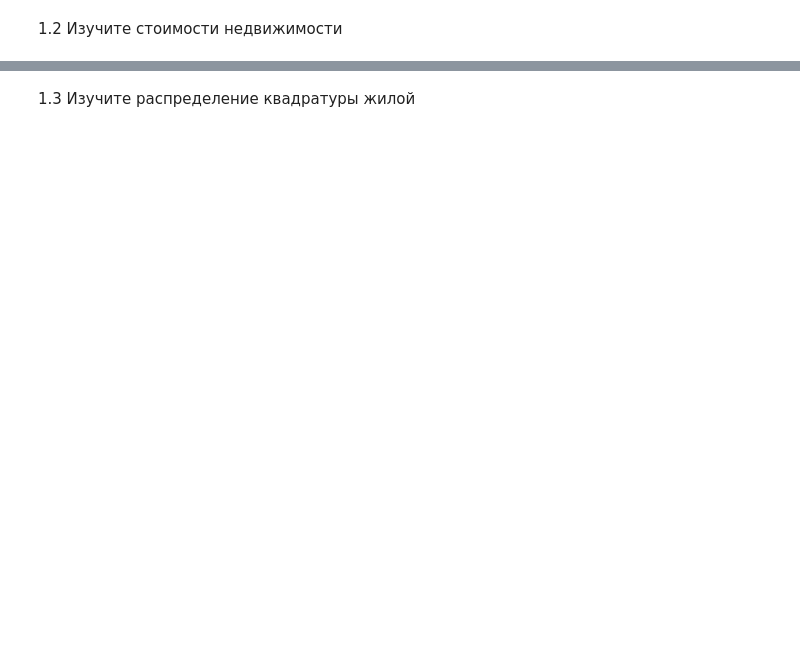
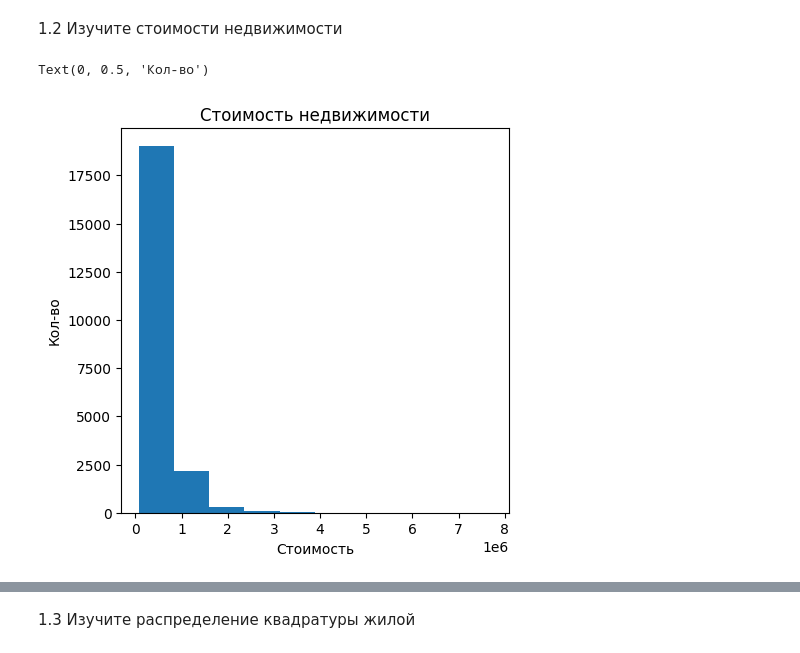
Before and after one commit to BoginskiyVV/Basic_Py, a Jupyter notebook: HW4/Task4.ipynb, the cells around one changed output, grey strips where cells are left out. Saved outputs shown, nothing was run; the diff lists cells and outputs as text; code cells hidden in the pictures; blank space fills up the shorter version.

```diff
--- a/HW4/Task4.ipynb
+++ b/HW4/Task4.ipynb
@@ -8,2 +13,5 @@
 # %% [markdown]
 1.1. Данные из прошлого дз
+# %%
+df = pd.read_csv('..\HW2\kc_house_data.csv')
+df
@@ -10,2 +32,11 @@
 # %% [markdown]
 1.2 Изучите стоимости недвижимости
+# %%
+plt.figure(figsize=(5,5))
+plt.hist(df['price'])
+plt.title('Стоимость недвижимости')
+plt.xlabel('Стоимость')
+plt.ylabel('Кол-во')
+# %% [output]
+Text(0, 0.5, 'Кол-во')
+[figure, added]
```
Also changed, not shown: parts of 14 cells of this notebook.
